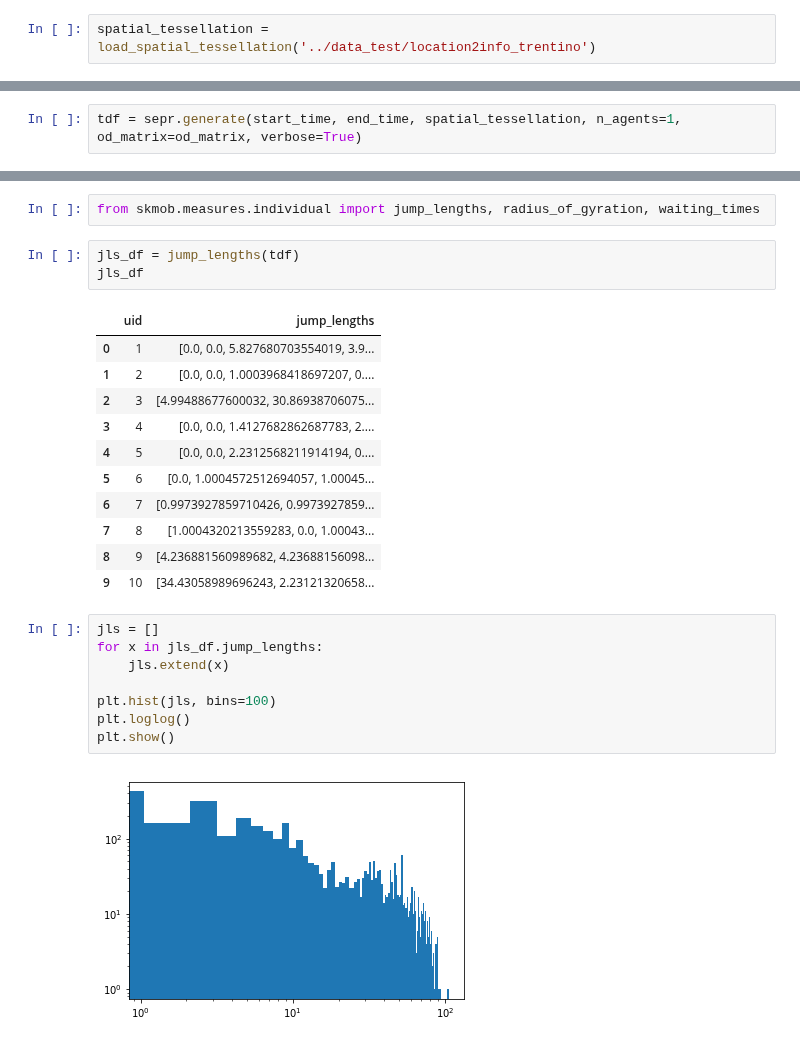
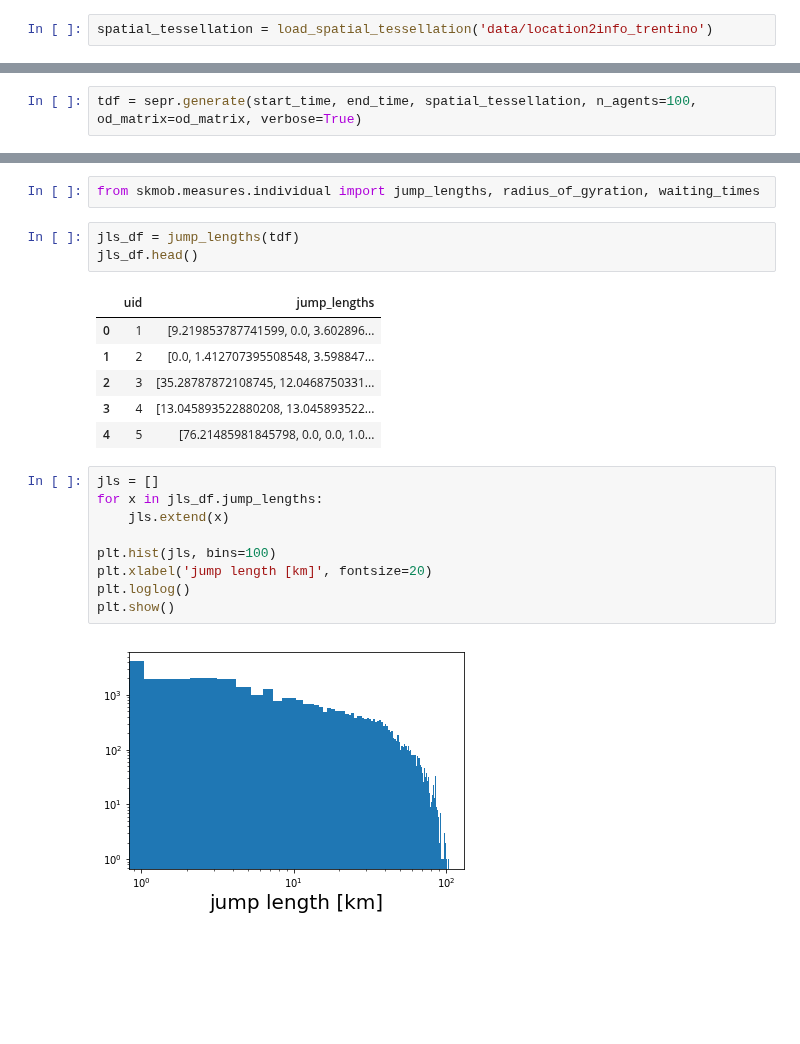
Before and after one commit to scikit-mobility/scikit-mobility, a Jupyter notebook: tutorial/3_trajectory_models_skmob_tutorial.ipynb, the cells around one changed output, grey strips where cells are left out. Drawn from its saved outputs; the diff is of its cells as text; blank space fills up the shorter version.

```diff
--- a/tutorial/3_trajectory_models_skmob_tutorial.ipynb
+++ b/tutorial/3_trajectory_models_skmob_tutorial.ipynb
@@ -27,11 +26,11 @@ from skmob.models.epr import load_spatial_tessellation, compute_od_matrix
 start_time, end_time = pd.to_datetime('2019/01/01 08:00:00'), pd.to_datetime('2019/01/14 08:00:00')
 sepr = DensityEPR()
 # %%
-spatial_tessellation = load_spatial_tessellation('../data_test/location2info_trentino')
+spatial_tessellation = load_spatial_tessellation('data/location2info_trentino')
 # %%
 od_matrix = compute_od_matrix(spatial_tessellation, use_relevance=True)
 # %%
-tdf = sepr.generate(start_time, end_time, spatial_tessellation, n_agents=1, od_matrix=od_matrix, verbose=True)
+tdf = sepr.generate(start_time, end_time, spatial_tessellation, n_agents=100, od_matrix=od_matrix, verbose=True)
 # %%
 tdf.parameters
 # %% [output]
@@ -86,28 +92,24 @@ c_an_agent.head()
 from skmob.measures.individual import jump_lengths, radius_of_gyration, waiting_times
 # %%
 jls_df = jump_lengths(tdf)
-jls_df
+jls_df.head()
 # %% [output]
 |  | uid | jump_lengths |
-| 0 | 1 | [0.0, 0.0, 5.827680703554019, 3.9... |
-| 1 | 2 | [0.0, 0.0, 1.0003968418697207, 0.... |
-| 2 | 3 | [4.99488677600032, 30.86938706075... |
-| 3 | 4 | [0.0, 0.0, 1.4127682862687783, 2.... |
-| 4 | 5 | [0.0, 0.0, 2.2312568211914194, 0.... |
-| 5 | 6 | [0.0, 1.0004572512694057, 1.00045... |
-| 6 | 7 | [0.9973927859710426, 0.9973927859... |
-| 7 | 8 | [1.0004320213559283, 0.0, 1.00043... |
-| 8 | 9 | [4.236881560989682, 4.23688156098... |
-| 9 | 10 | [34.43058989696243, 2.23121320658... |
+| 0 | 1 | [9.219853787741599, 0.0, 3.602896... |
+| 1 | 2 | [0.0, 1.412707395508548, 3.598847... |
+| 2 | 3 | [35.28787872108745, 12.0468750331... |
+| 3 | 4 | [13.045893522880208, 13.045893522... |
+| 4 | 5 | [76.21485981845798, 0.0, 0.0, 1.0... |
 # %%
 jls = []
 for x in jls_df.jump_lengths:
     jls.extend(x)
 
 plt.hist(jls, bins=100)
+plt.xlabel('jump length [km]', fontsize=20)
 plt.loglog()
 plt.show()
 # %% [output]
-[figure, old version]
+[figure, new version]
 # %%
 wts_df = waiting_times(tdf)
```
Also changed, not shown: parts of 42 cells of this notebook.
